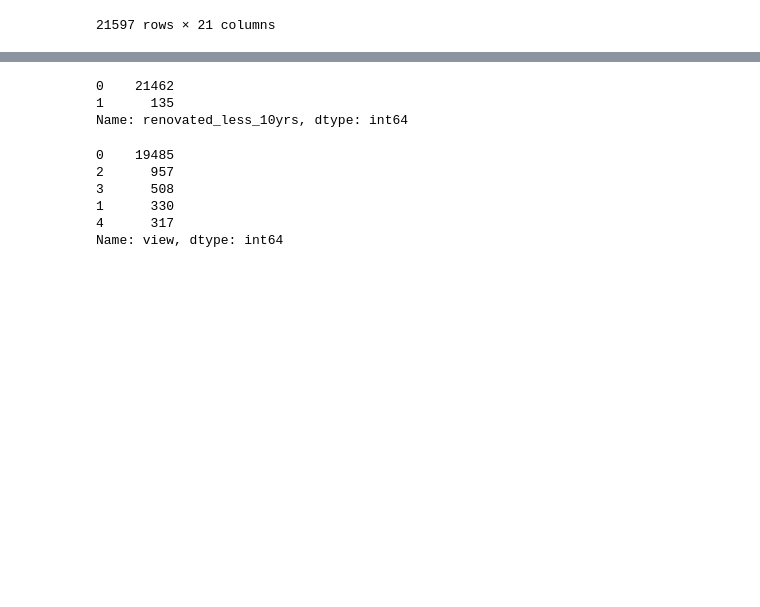
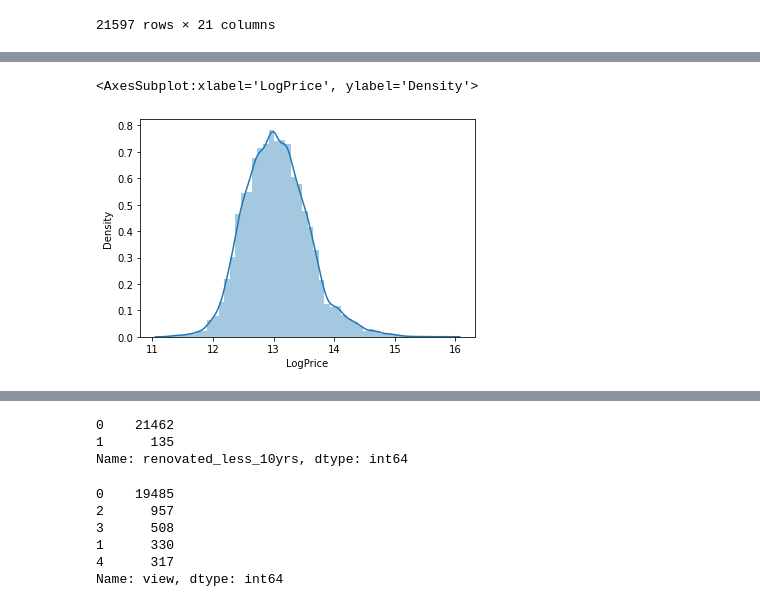
Before and after one commit to cyborgsage/kingco-realestate, a Jupyter notebook: chris_book.ipynb, the cells around one changed output, grey strips where cells are left out. Saved outputs shown, nothing was run; the diff lists cells and outputs as text; code cells hidden in the pictures; blank space fills up the shorter version.

```diff
--- a/chris_book.ipynb
+++ b/chris_book.ipynb
@@ -61,3 +51,9 @@ df.describe()
+# %%
+df["LogPrice"] = df["price"].map(lambda i: np.log(i) if i > 0 else 0)
+sns.distplot(a=df['LogPrice'])
+# %% [output]
+<AxesSubplot:xlabel='LogPrice', ylabel='Density'>
+[figure, added]
 # %%
 cols = df.columns[:30] # first 30 columns
 colours = ['#000099', '#ffff00'] # specify the colours - yellow is missing. blue is not missing.
```
Also changed, not shown: parts of 19 cells of this notebook.
